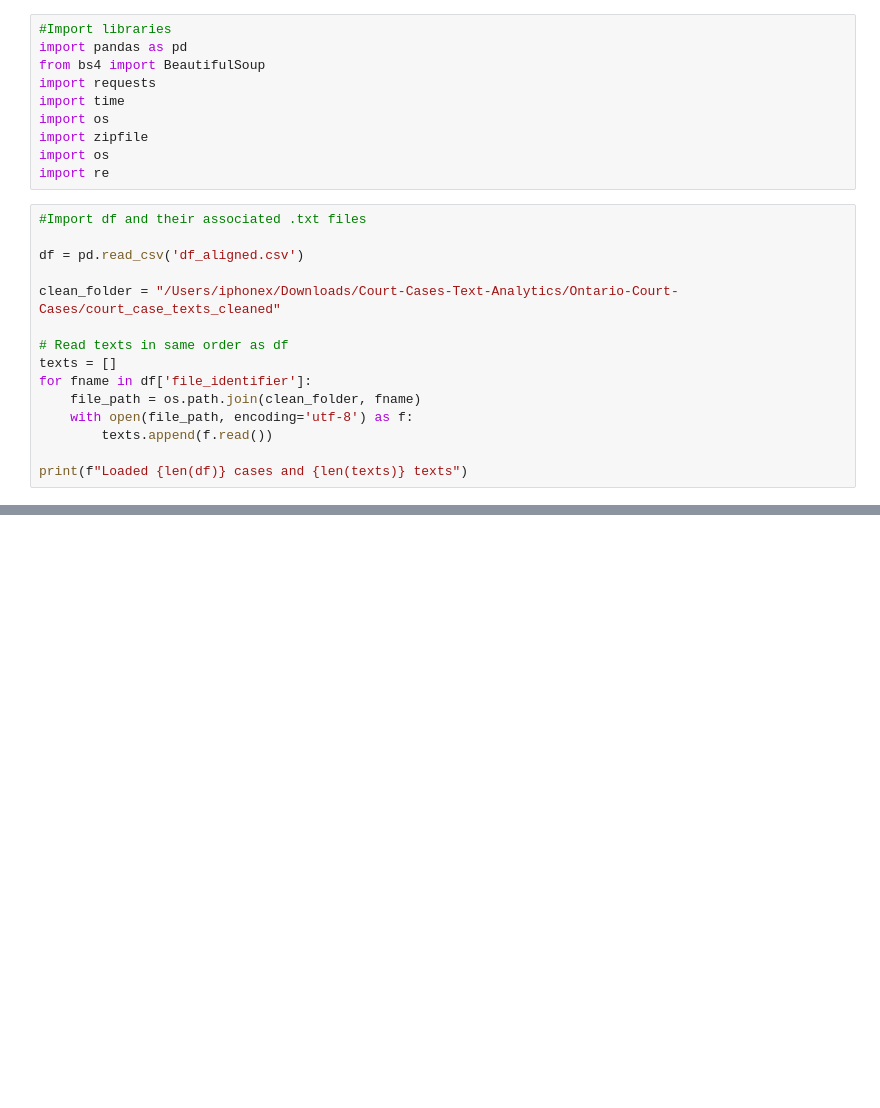
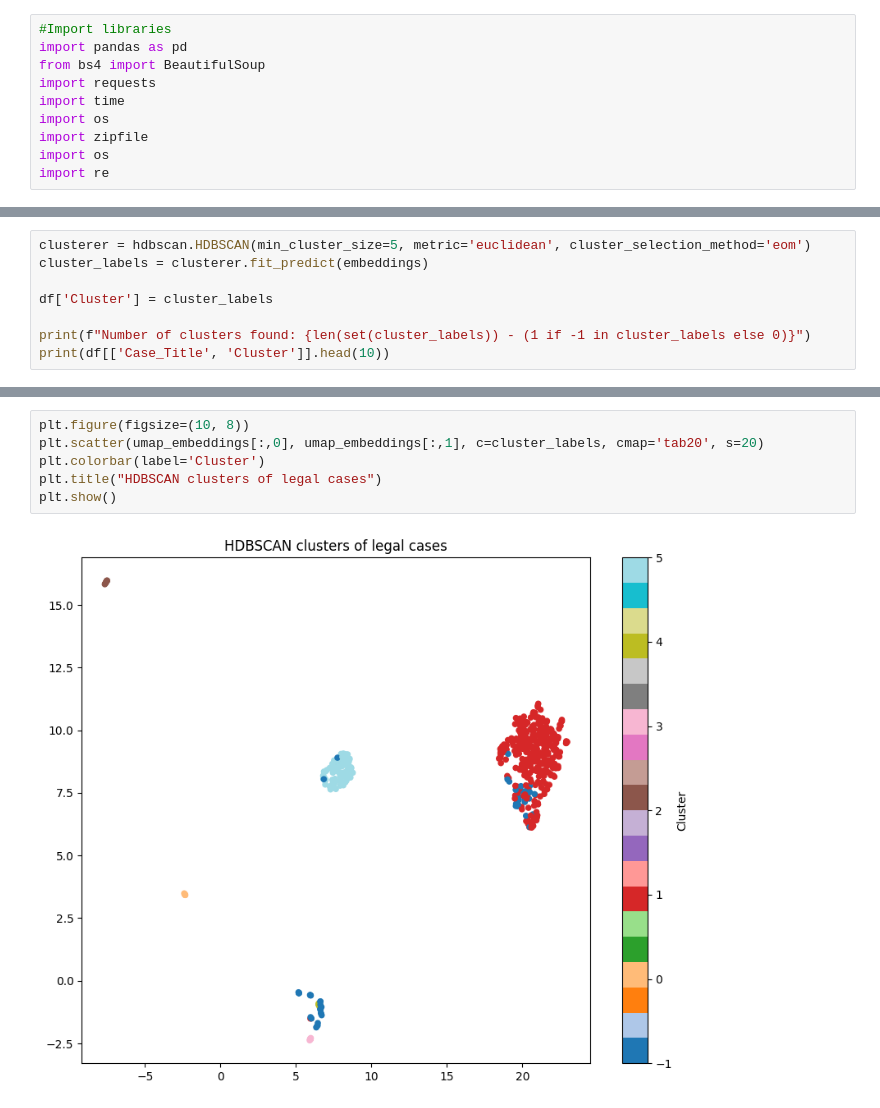
Before and after one commit to romane-lg/Ontario-Court-Cases, a Jupyter notebook: notebook.ipynb, the cells around one changed output, grey strips where cells are left out. Drawn from its saved outputs; the diff is of its cells as text; blank space fills up the shorter version.

```diff
--- a/notebook.ipynb
+++ b/notebook.ipynb
@@ -8,18 +8,3 @@ import os
 import zipfile
 import os
 import re
-# %%
-#Import df and their associated .txt files
-
-df = pd.read_csv('df_aligned.csv')
-
-clean_folder = "/Users/iphonex/Downloads/Court-Cases-Text-Analytics/Ontario-Court-Cases/court_case_texts_cleaned"
-
-# Read texts in same order as df
-texts = []
-for fname in df['file_identifier']:
-    file_path = os.path.join(clean_folder, fname)
-    with open(file_path, encoding='utf-8') as f:
-        texts.append(f.read())
-
-print(f"Loaded {len(df)} cases and {len(texts)} texts")
@@ -285,0 +88,8 @@ Number of texts: 510
+# %%
+clusterer = hdbscan.HDBSCAN(min_cluster_size=5, metric='euclidean', cluster_selection_method='eom')
+cluster_labels = clusterer.fit_predict(embeddings)
+
+df['Cluster'] = cluster_labels
+
+print(f"Number of clusters found: {len(set(cluster_labels)) - (1 if -1 in cluster_labels else 0)}")
+print(df[['Case_Title', 'Cluster']].head(10))
@@ -285,0 +109,8 @@ Number of texts: 510
+# %%
+plt.figure(figsize=(10, 8))
+plt.scatter(umap_embeddings[:,0], umap_embeddings[:,1], c=cluster_labels, cmap='tab20', s=20)
+plt.colorbar(label='Cluster')
+plt.title("HDBSCAN clusters of legal cases")
+plt.show()
+# %% [output]
+[figure, added]
```
Also changed, not shown: parts of 36 cells of this notebook.
